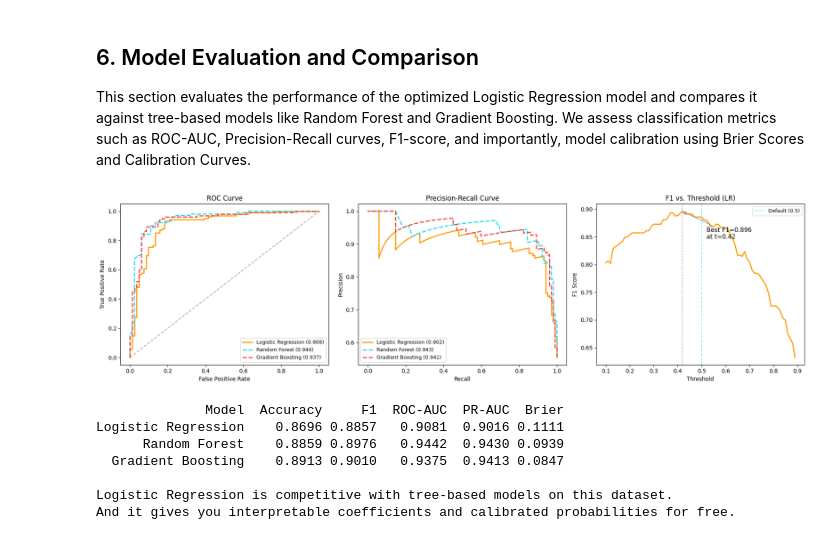
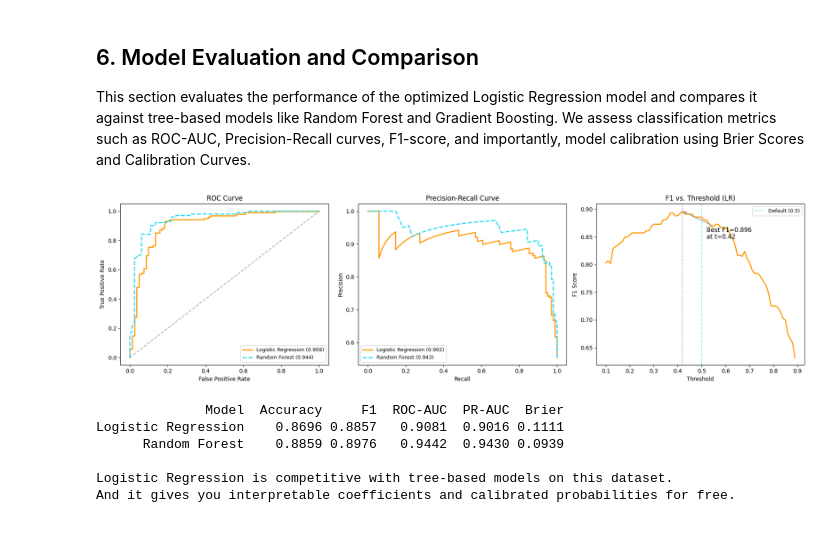
Before and after one commit to chirangovinna/Heart-Failure-Prediction, a Jupyter notebook: FMI_Heart_Failure_Prediction.ipynb, the cells around one changed output. Drawn from its saved outputs; the diff is of its cells as text; code cells hidden in the pictures.

```diff
--- a/FMI_Heart_Failure_Prediction.ipynb
+++ b/FMI_Heart_Failure_Prediction.ipynb
@@ -764,7 +742,8 @@ fig, axes = plt.subplots(1, 3, figsize=(18, 5))
 # ROC curve comparison
 for y_p, name, color, ls in [(y_prob_cv, 'Logistic Regression', COLORS['accent'], '-'),
                                (y_prob_rf, 'Random Forest', COLORS['no_disease'], '--'),
-                               (y_prob_gb, 'Gradient Boosting', COLORS['disease'], '--')]:
+                            #    (y_prob_gb, 'Gradient Boosting', COLORS['disease'], '--')
+                               ]:
     fpr, tpr, _ = roc_curve(y_test, y_p)
     auc = roc_auc_score(y_test, y_p)
     axes[0].plot(fpr, tpr, label=f'{name} ({auc:.3f})', color=color, linewidth=2, linestyle=ls)
@@ -777,41 +756,42 @@ axes[0].legend(fontsize=9)
 # PR curve comparison
 for y_p, name, color, ls in [(y_prob_cv, 'Logistic Regression', COLORS['accent'], '-'),
                                (y_prob_rf, 'Random Forest', COLORS['no_disease'], '--'),
-                               (y_prob_gb, 'Gradient Boosting', COLORS['disease'], '--')]:
+                            #    (y_prob_gb, 'Gradient Boosting', COLORS['disease'], '--')
+                               ]:
     prec, rec, _ = precision_recall_curve(y_test, y_p)
     ap = average_precision_score(y_test, y_p)
     axes[1].plot(rec, prec, label=f'{name} ({ap:.3f})', color=color, linewidth=2, linestyle=ls)
 axes[1].set_title('Precision-Recall Curve')
 axes[1].set_xlabel('Recall')
 axes[1].set_ylabel('Precision')
 axes[1].legend(fontsize=9)
 
 # Threshold selection for LR
 thresholds = np.arange(0.1, 0.9, 0.01)
 f1s = [f1_score(y_test, (y_prob_cv >= t).astype(int)) for t in thresholds]
 best_t = thresholds[np.argmax(f1s)]
 
 axes[2].plot(thresholds, f1s, color=COLORS['accent'], linewidth=2)
 axes[2].axvline(best_t, color='gray', linestyle=':', alpha=0.8)
 axes[2].axvline(0.5, color=COLORS['no_disease'], linestyle='--', alpha=0.5, label='Default (0.5)')
 axes[2].annotate(f'Best F1={max(f1s):.3f}\nat t={best_t:.2f}',
                 xy=(best_t, max(f1s)), xytext=(best_t + 0.1, max(f1s) - 0.05),
                 arrowprops=dict(arrowstyle='->', color='gray'), fontsize=11)
 axes[2].set_title('F1 vs. Threshold (LR)')
 axes[2].set_xlabel('Threshold')
 axes[2].set_ylabel('F1 Score')
 axes[2].legend(fontsize=9)
 
 plt.tight_layout()
 plt.show()
 # %% [output]
-[figure, old version]
+[figure, new version]
 # %%
 # Head-to-head comparison
 models_compare = {
     'Logistic Regression': y_prob_cv,
     'Random Forest': y_prob_rf,
-    'Gradient Boosting': y_prob_gb,
+    # 'Gradient Boosting': y_prob_gb,
 }
 
 comparison = []
@@ -834,7 +814,6 @@ print('And it gives you interpretable coefficients and calibrated probabilities
               Model  Accuracy     F1  ROC-AUC  PR-AUC  Brier
 Logistic Regression    0.8696 0.8857   0.9081  0.9016 0.1111
       Random Forest    0.8859 0.8976   0.9442  0.9430 0.0939
-  Gradient Boosting    0.8913 0.9010   0.9375  0.9413 0.0847
 
 Logistic Regression is competitive with tree-based models on this dataset.
 And it gives you interpretable coefficients and calibrated probabilities for free.
```
Also changed, not shown: parts of 2 cells of this notebook.
